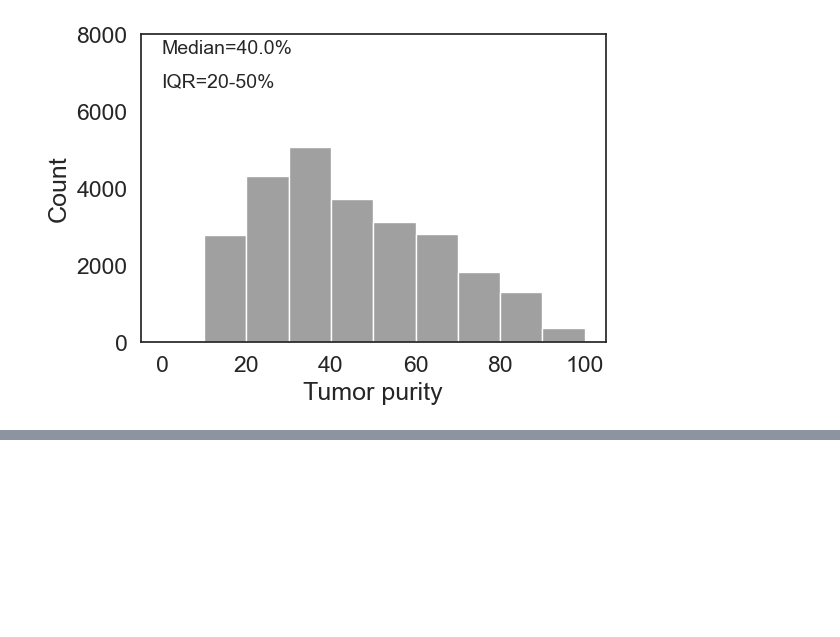
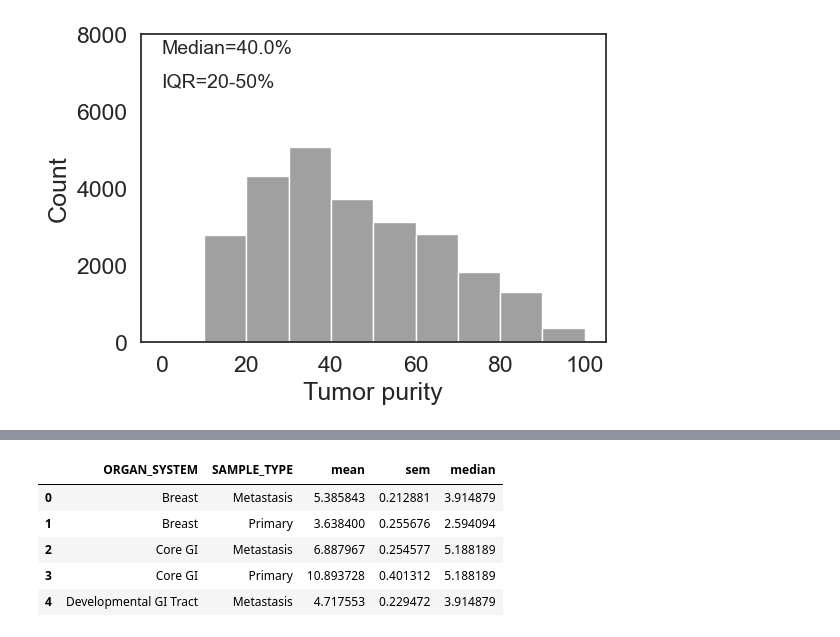
Before and after one commit to emmcauley/DS_public_data, a Jupyter notebook: 01_MSK_MetTropism/MSK_Met_data_viz.ipynb, the cells around one changed output, grey strips where cells are left out. Drawn from its saved outputs; the diff is of its cells as text; code cells hidden in the pictures; blank space fills up the shorter version.

```diff
--- a/01_MSK_MetTropism/MSK_Met_data_viz.ipynb
+++ b/01_MSK_MetTropism/MSK_Met_data_viz.ipynb
@@ -164,0 +191,9 @@ calc_met_dist('Breast')
+# %%
+tmb_by_type.head()
+# %% [output]
+|  | ORGAN_SYSTEM | SAMPLE_TYPE | mean | sem | median |
+| 0 | Breast | Metastasis | 5.385843 | 0.212881 | 3.914879 |
+| 1 | Breast | Primary | 3.638400 | 0.255676 | 2.594094 |
+| 2 | Core GI | Metastasis | 6.887967 | 0.254577 | 5.188189 |
+| 3 | Core GI | Primary | 10.893728 | 0.401312 | 5.188189 |
+| 4 | Developmental GI Tract | Metastasis | 4.717553 | 0.229472 | 3.914879 |
```
Also changed, not shown: parts of 7 cells of this notebook.
